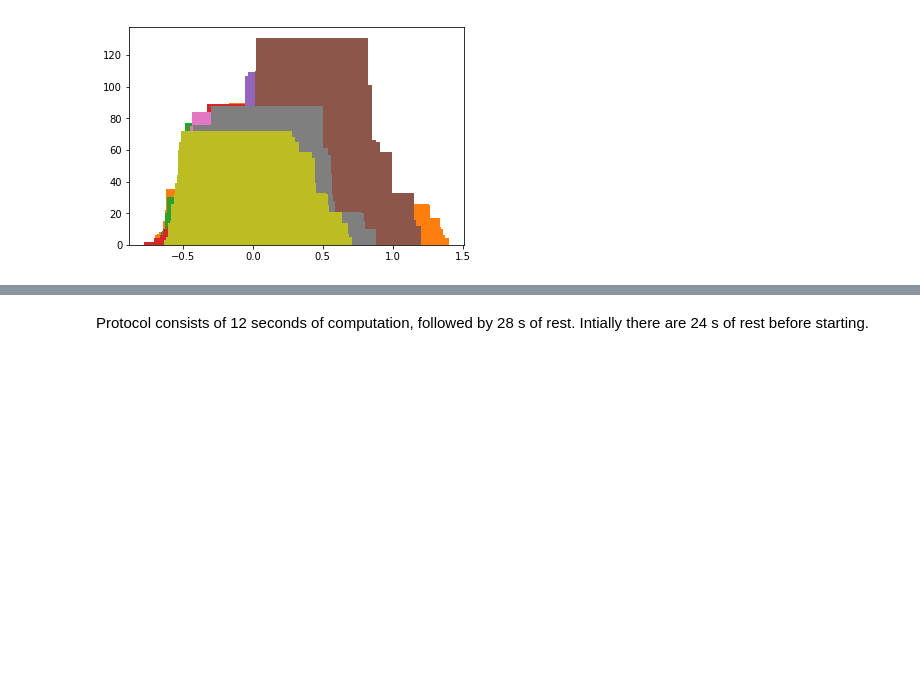
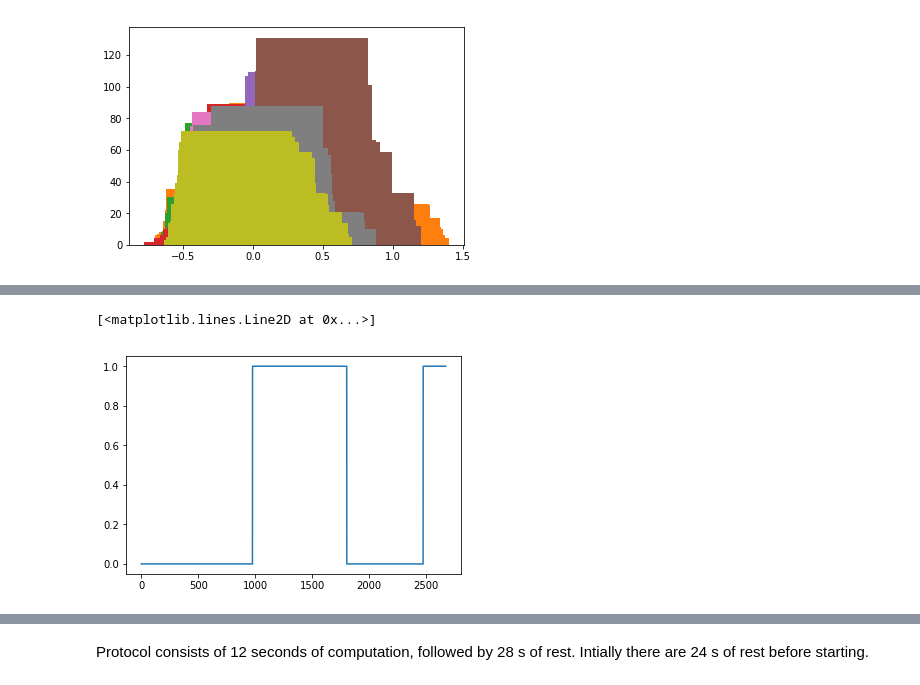
Before and after one commit to g-torr/data-driven, a Jupyter notebook: oxy.ipynb, the cells around one changed output, grey strips where cells are left out. Saved outputs shown, nothing was run; the diff lists cells and outputs as text; code cells hidden in the pictures; blank space fills up the shorter version.

```diff
--- a/oxy.ipynb
+++ b/oxy.ipynb
@@ -111,0 +154,5 @@ hist(signal[:,0],bins=500)
+# %%
+plot(gmm.predict(signal))
+# %% [output]
+[<matplotlib.lines.Line2D at 0x...>]
+[figure, added]
```
Also changed, not shown: parts of 8 cells of this notebook, 1 other file.
